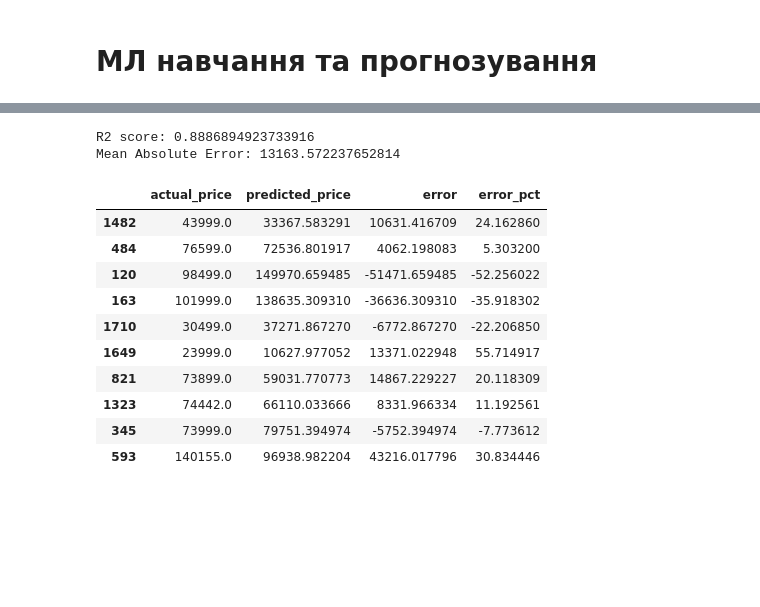
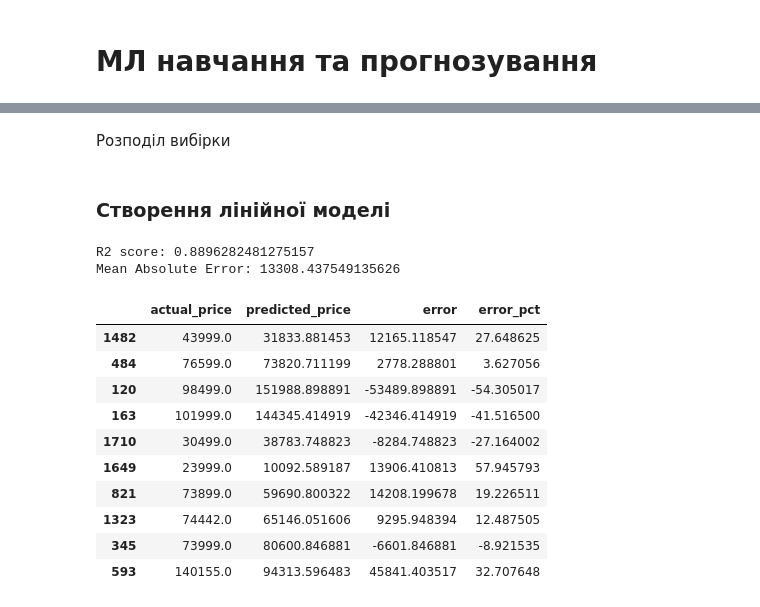
Before and after one commit to TopolyaNOT/laptop_analysis, a Jupyter notebook: test.ipynb, the cells around one changed output, grey strips where cells are left out. Cells and saved outputs as stored; diff of their text form; code cells hidden in the pictures; blank space fills up the shorter version.

```diff
--- a/test.ipynb
+++ b/test.ipynb
@@ -794,6 +773,3 @@ df.describe()
 | 50% | 62999.000000 | 859.000000 | 10.830000 | 2024.000000 | 28.000000 | 10.000000 | 14.000000 | 393.000000 | ... |
 | 75% | 96999.000000 | 1050.000000 | 16.660000 | 2025.000000 | 45.000000 | 14.000000 | 16.000000 | 453.000000 | ... |
 | max | 442599.000000 | 3591.000000 | 35.640000 | 2026.000000 | 55.000000 | 24.000000 | 32.000000 | 826.000000 | ... |
-# %%
-cols = ['shop', 'device_type_cpu', 'device_type_gpu', 'architecture', 'brand', 'resolution']
-df[cols] = df[cols].astype('category')
@@ -824,11 +785,11 @@ from sklearn.metrics import r2_score, mean_absolute_error
 # %%
 features = [
-    'shop', 'cpu_rating', 'gpu_rating', 'device_type_cpu', "device_type_gpu", 'performance_cpu',
-    'performance_gpu', 'year_cpu', 'year_gpu', 'tdp_cpu', 'tdp_gpu', 'architecture', 'RAM', 'resolution',
+    'shop', 'cpu_rating', 'gpu_rating', 'performance_cpu',
+    'performance_gpu', 'year_cpu', 'year_gpu', 'architecture', 'RAM', 'resolution',
     'brand'
 ]
 
-cat_cols = ['shop', 'device_type_cpu', 'device_type_gpu', 'architecture', 'brand', 'resolution']
+cat_cols = ['shop', 'architecture', 'brand', 'resolution']
 num_cols = [col for col in features if col not in cat_cols]
 
 X = df[features].copy()
@@ -838,5 +801,7 @@ y = df['price'].fillna(df['price'].median())
 # %%
-X = pd.get_dummies(X, columns=cols, drop_first=True).astype(float).fillna(0)
+X = pd.get_dummies(X, columns=cat_cols, drop_first=True).astype(float).fillna(0)
+# %% [markdown]
+Розподіл вибірки
 # %%
 X_train, X_test, y_train, y_test = train_test_split(X, y, test_size=0.2, random_state=10)
 # %%
@@ -844,34 +809,36 @@ scaler = StandardScaler()
 
 X_train_scal = scaler.fit_transform(X_train)
 X_test_scal = scaler.transform(X_test)
+# %% [markdown]
+### Створення лінійної моделі
 # %%
 model = LinearRegression()
 
-model.fit(X_train, y_train)
-y_pred = model.predict(X_test)
+model.fit(X_train_scal, y_train)
+y_pred = model.predict(X_test_scal)
 
 print("R2 score:", r2_score(y_test, y_pred))
 print("Mean Absolute Error:", mean_absolute_error(y_test, y_pred))
 
 results = pd.DataFrame({
     "actual_price": y_test,
     "predicted_price": y_pred,
     "error": y_test - y_pred,
     "error_pct": (y_test - y_pred) / y_test.abs() * 100
 })
 
 display(results.sample(10, random_state=1))
 # %% [output]
-R2 score: 0.8886894923733916
-Mean Absolute Error: 13163.572237652814
+R2 score: 0.8896282481275157
+Mean Absolute Error: 13308.437549135626
 |  | actual_price | predicted_price | error | error_pct |
-| 1482 | 43999.0 | 33367.583291 | 10631.416709 | 24.162860 |
-| 484 | 76599.0 | 72536.801917 | 4062.198083 | 5.303200 |
-| 120 | 98499.0 | 149970.659485 | -51471.659485 | -52.256022 |
-| 163 | 101999.0 | 138635.309310 | -36636.309310 | -35.918302 |
-| 1710 | 30499.0 | 37271.867270 | -6772.867270 | -22.206850 |
-| 1649 | 23999.0 | 10627.977052 | 13371.022948 | 55.714917 |
-| 821 | 73899.0 | 59031.770773 | 14867.229227 | 20.118309 |
-| 1323 | 74442.0 | 66110.033666 | 8331.966334 | 11.192561 |
-| 345 | 73999.0 | 79751.394974 | -5752.394974 | -7.773612 |
-| 593 | 140155.0 | 96938.982204 | 43216.017796 | 30.834446 |
+| 1482 | 43999.0 | 31833.881453 | 12165.118547 | 27.648625 |
+| 484 | 76599.0 | 73820.711199 | 2778.288801 | 3.627056 |
+| 120 | 98499.0 | 151988.898891 | -53489.898891 | -54.305017 |
+| 163 | 101999.0 | 144345.414919 | -42346.414919 | -41.516500 |
+| 1710 | 30499.0 | 38783.748823 | -8284.748823 | -27.164002 |
+| 1649 | 23999.0 | 10092.589187 | 13906.410813 | 57.945793 |
+| 821 | 73899.0 | 59690.800322 | 14208.199678 | 19.226511 |
+| 1323 | 74442.0 | 65146.051606 | 9295.948394 | 12.487505 |
+| 345 | 73999.0 | 80600.846881 | -6601.846881 | -8.921535 |
+| 593 | 140155.0 | 94313.596483 | 45841.403517 | 32.707648 |
```
Also changed, not shown: parts of 11 cells of this notebook.
